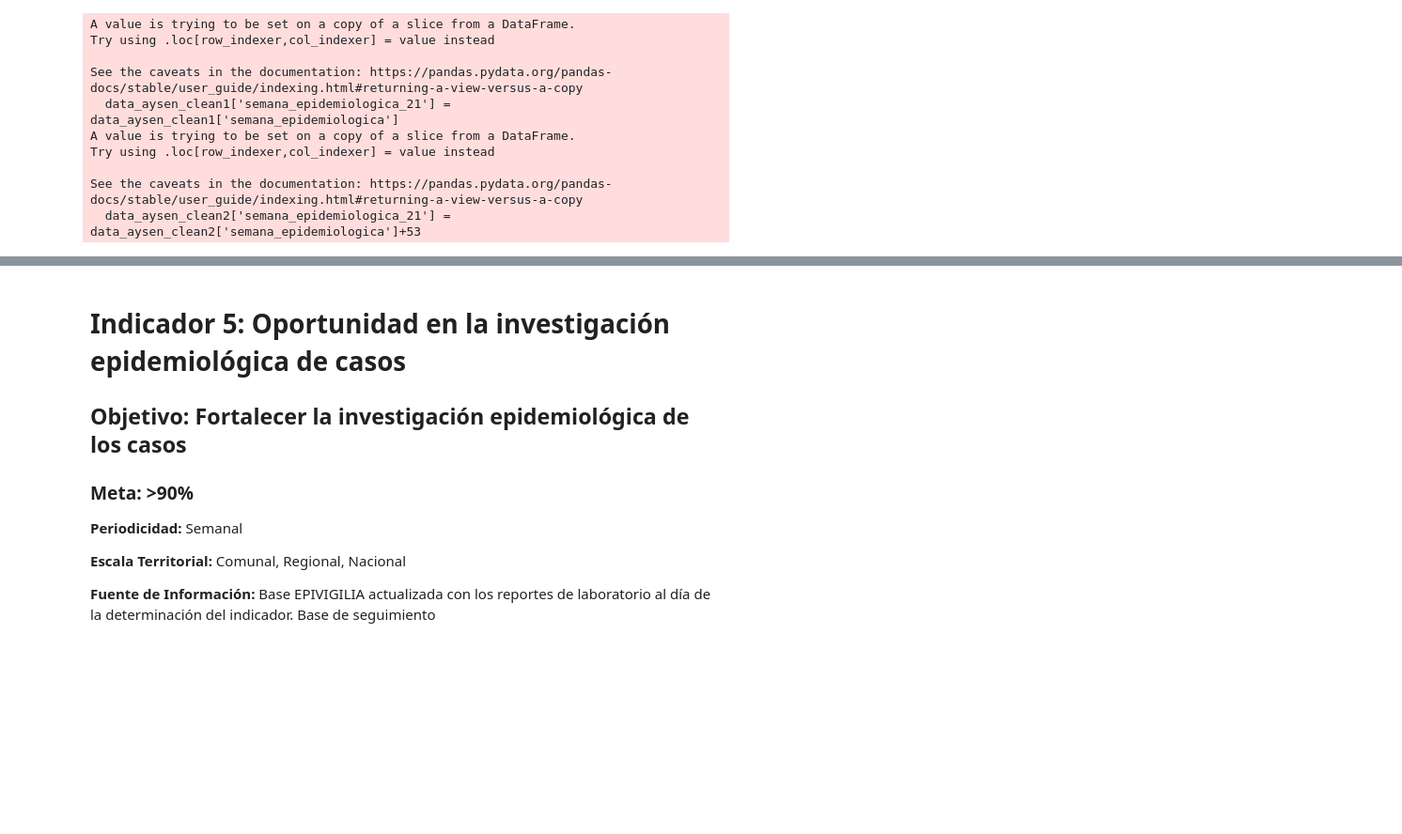
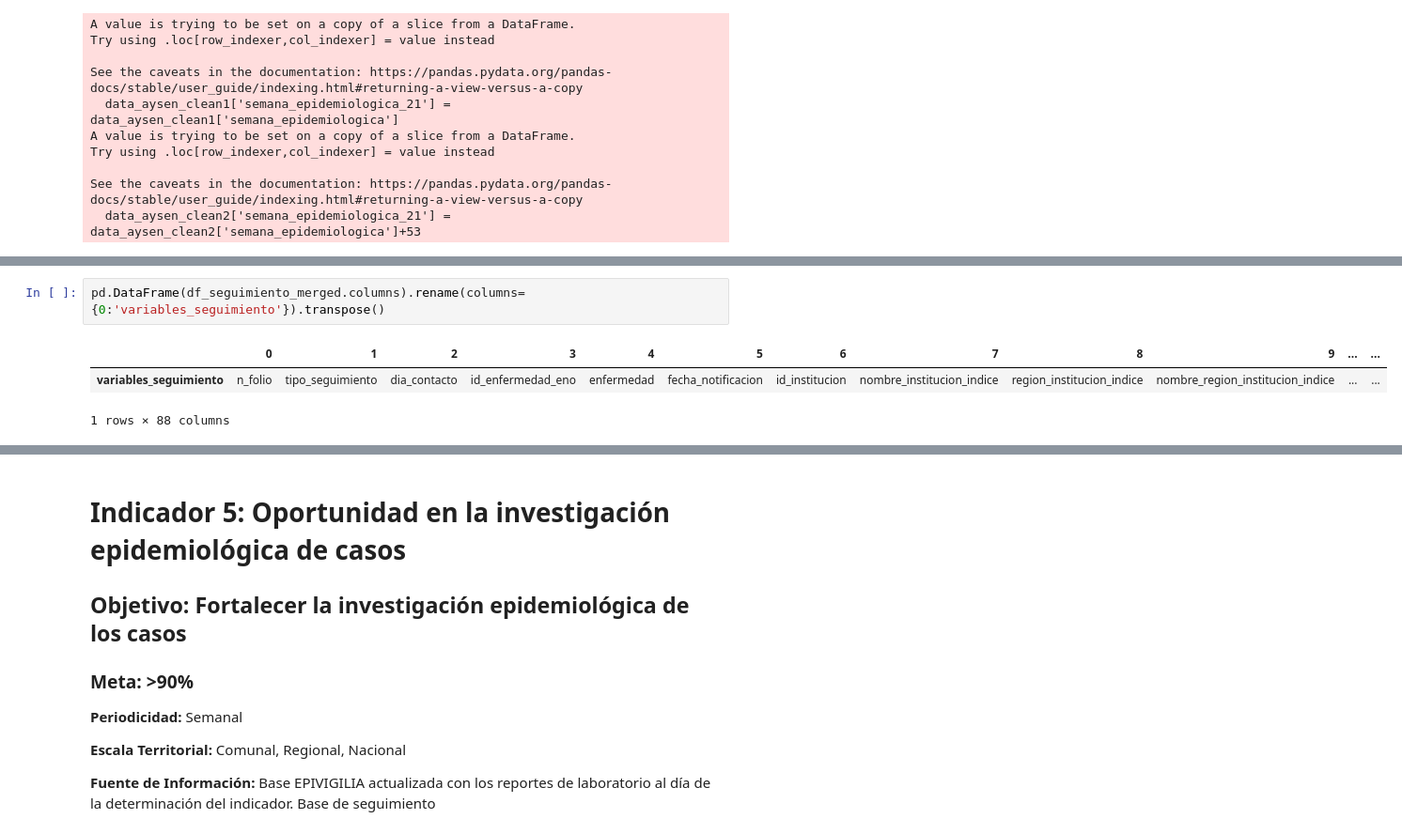
Before and after one commit to millacurafa/SeremiSaludAysenCovid, a Jupyter notebook: indicadores_trazabilidad.ipynb, the cells around one changed output, grey strips where cells are left out. Shown at 94% size. Cells and saved outputs as stored; diff of their text form; blank space fills up the shorter version.

```diff
--- a/indicadores_trazabilidad.ipynb
+++ b/indicadores_trazabilidad.ipynb
@@ -253,0 +311,6 @@ data_aysen_clean[data_aysen_clean['numero_folio']==14832232]
+# %%
+pd.DataFrame(df_seguimiento_merged.columns).rename(columns={0:'variables_seguimiento'}).transpose()
+# %% [output]
+|  | 0 | 1 | 2 | 3 | 4 | 5 | 6 | 7 | 8 | 9 | ... | ... |
+| variables_seguimiento | n_folio | tipo_seguimiento | dia_contacto | id_enfermedad_eno | enfermedad | fecha_notificacion | id_institucion | nombre_institucion_indice | region_institucion_indice | nombre_region_institucion_indice | ... | ... |
+1 rows × 88 columns
```
Also changed, not shown: parts of 20 cells of this notebook.
